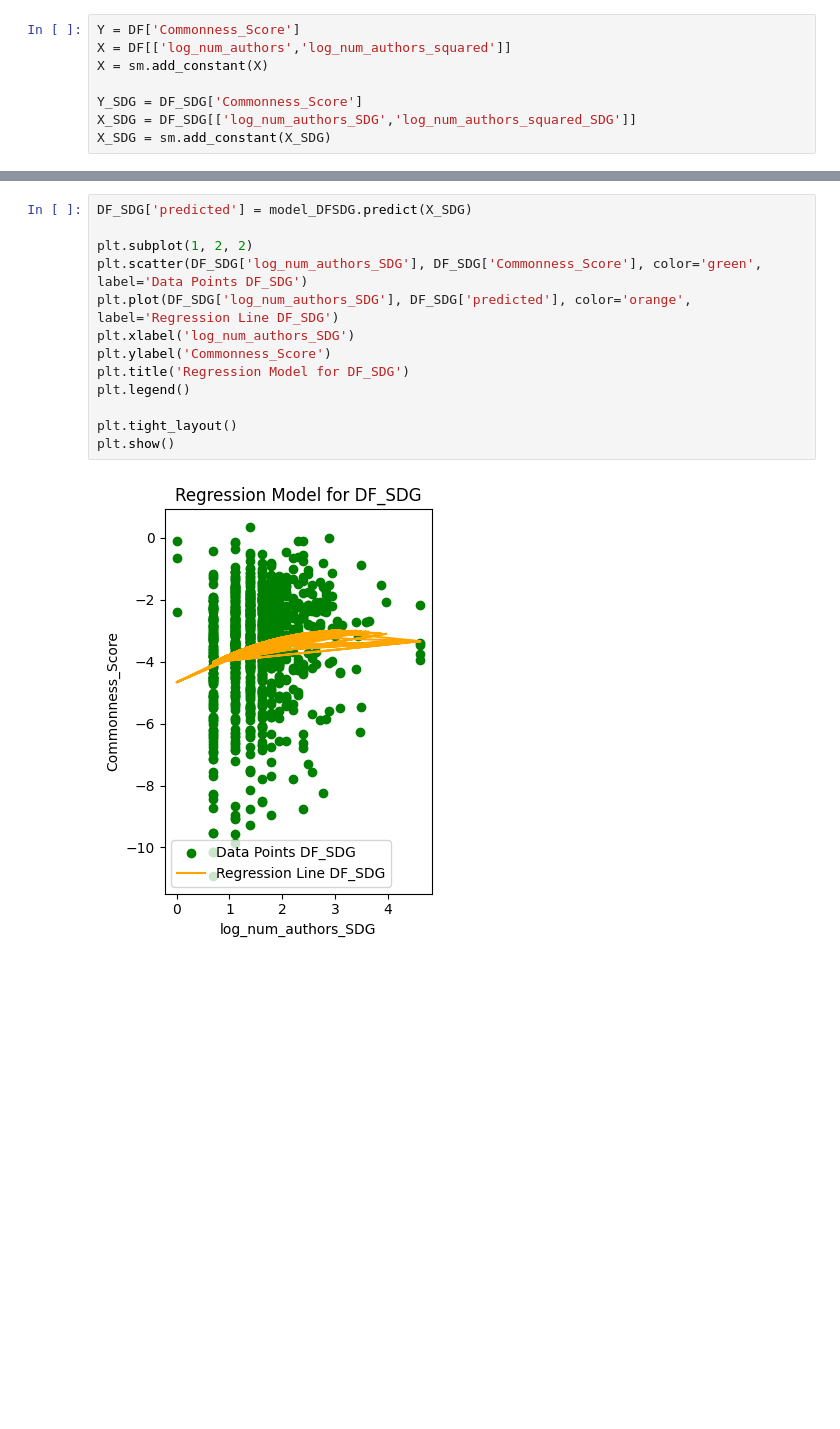
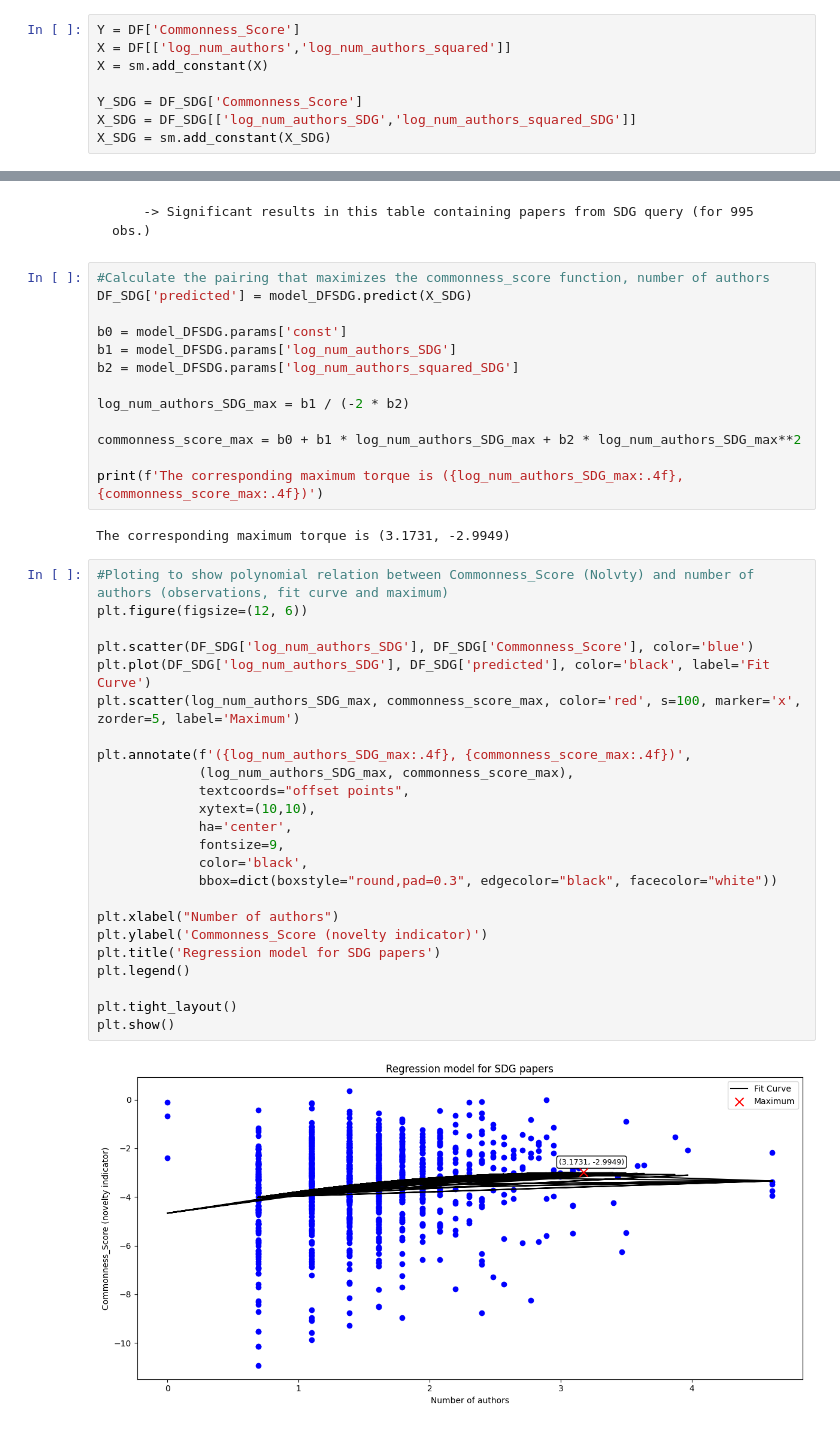
Before and after one commit to valentinb67/Master-s-thesis-2-A-scientometric-approach-to-determine-the-effect-of-group-size-on-novelty, a Jupyter notebook: Basic stats.ipynb, the cells around one changed output, grey strips where cells are left out. Drawn from its saved outputs; the diff is of its cells as text; blank space fills up the shorter version.

```diff
--- a/Basic stats.ipynb
+++ b/Basic stats.ipynb
@@ -113,15 +125,43 @@ Notes:
-# %%
-DF_SDG['predicted'] = model_DFSDG.predict(X_SDG)
-
-plt.subplot(1, 2, 2)
-plt.scatter(DF_SDG['log_num_authors_SDG'], DF_SDG['Commonness_Score'], color='green', label='Data Points DF_SDG')
-plt.plot(DF_SDG['log_num_authors_SDG'], DF_SDG['predicted'], color='orange', label='Regression Line DF_SDG')
-plt.xlabel('log_num_authors_SDG')
-plt.ylabel('Commonness_Score')
-plt.title('Regression Model for DF_SDG')
-plt.legend()
-
-plt.tight_layout()
-plt.show()
-# %% [output]
-[figure, removed]
+# %% [markdown]
+        -> Significant results in this table containing papers from SDG query (for 995 obs.)
+# %%
+#Calculate the pairing that maximizes the commonness_score function, number of authors
+DF_SDG['predicted'] = model_DFSDG.predict(X_SDG)
+
+b0 = model_DFSDG.params['const']
+b1 = model_DFSDG.params['log_num_authors_SDG']
+b2 = model_DFSDG.params['log_num_authors_squared_SDG']
+
+log_num_authors_SDG_max = b1 / (-2 * b2)
+
+commonness_score_max = b0 + b1 * log_num_authors_SDG_max + b2 * log_num_authors_SDG_max**2
+
+print(f'The corresponding maximum torque is ({log_num_authors_SDG_max:.4f}, {commonness_score_max:.4f})')
+# %% [output]
+The corresponding maximum torque is (3.1731, -2.9949)
+# %%
+#Ploting to show polynomial relation between Commonness_Score (Nolvty) and number of authors (observations, fit curve and maximum)
+plt.figure(figsize=(12, 6))
+
+plt.scatter(DF_SDG['log_num_authors_SDG'], DF_SDG['Commonness_Score'], color='blue')
+plt.plot(DF_SDG['log_num_authors_SDG'], DF_SDG['predicted'], color='black', label='Fit Curve')
+plt.scatter(log_num_authors_SDG_max, commonness_score_max, color='red', s=100, marker='x', zorder=5, label='Maximum')
+
+plt.annotate(f'({log_num_authors_SDG_max:.4f}, {commonness_score_max:.4f})',
+             (log_num_authors_SDG_max, commonness_score_max),
+             textcoords="offset points",
+             xytext=(10,10),
+             ha='center',
+             fontsize=9,
+             color='black',
+             bbox=dict(boxstyle="round,pad=0.3", edgecolor="black", facecolor="white"))
+
+plt.xlabel("Number of authors")
+plt.ylabel('Commonness_Score (novelty indicator)')
+plt.title('Regression model for SDG papers')
+plt.legend()
+
+plt.tight_layout()
+plt.show()
+# %% [output]
+[figure, added]
```
Also changed, not shown: parts of 8 cells of this notebook.
